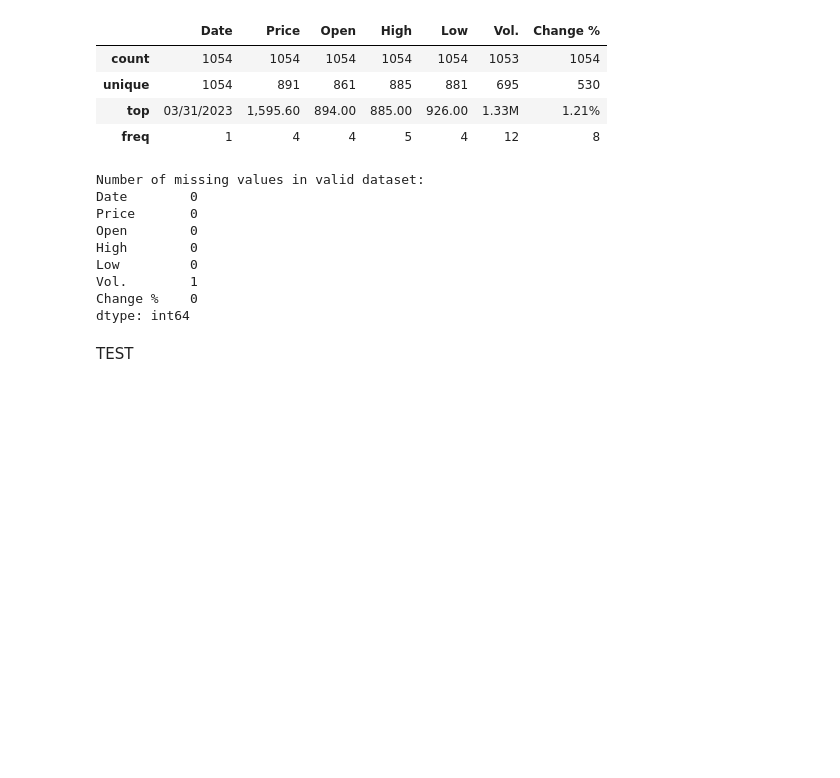
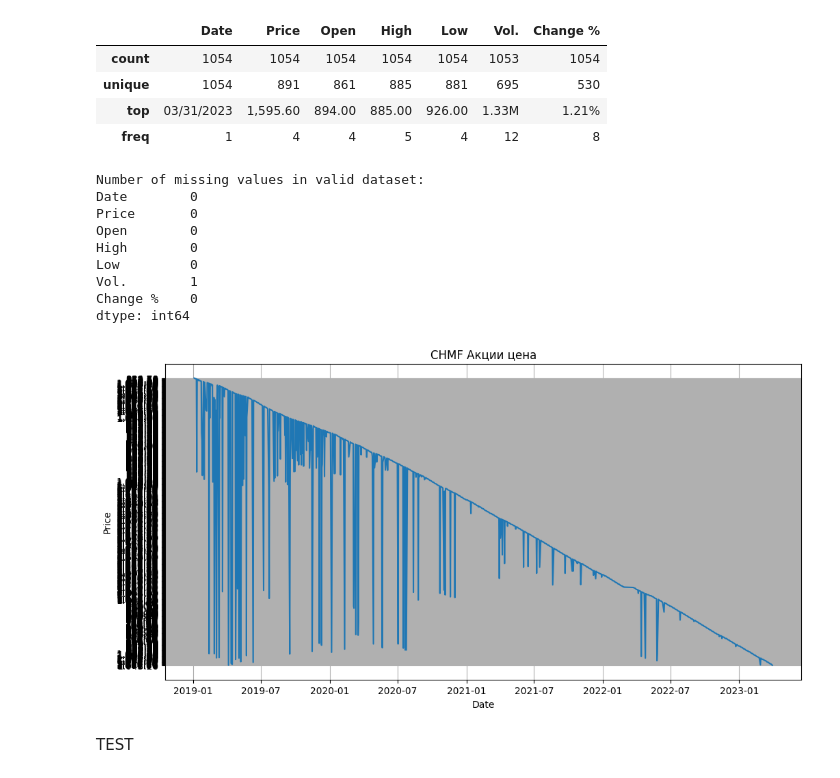
Before and after one commit to Sdrtmr/Intensive_3_local_work, a Jupyter notebook: Analysis/Excel_local_look.ipynb, the cells around one changed output. Cells and saved outputs as stored; diff of their text form; code cells hidden in the pictures; blank space fills up the shorter version.

```diff
--- a/Analysis/Excel_local_look.ipynb
+++ b/Analysis/Excel_local_look.ipynb
@@ -714,6 +756,23 @@ Low         0
 Vol.        1
 Change %    0
 dtype: int64
+# %%
+import pandas as pd
+import matplotlib.pyplot as plt
+
+# Загрузка данных
+df11 = pd.read_csv('CHMF Акции.csv', parse_dates=['Date'], dayfirst=True)
+
+# График цены закрытия
+plt.figure(figsize=(12, 6))
+plt.plot(df11['Date'], df11['Price'].str.replace(',', '.').astype('object'))
+plt.title('CHMF Акции цена')
+plt.xlabel('Date')
+plt.ylabel('Price')
+plt.grid()
+plt.show()
+# %% [output]
+[figure, added]
 # %% [markdown]
 TEST
 # %%
```
Also changed, not shown: parts of 3 cells of this notebook.
